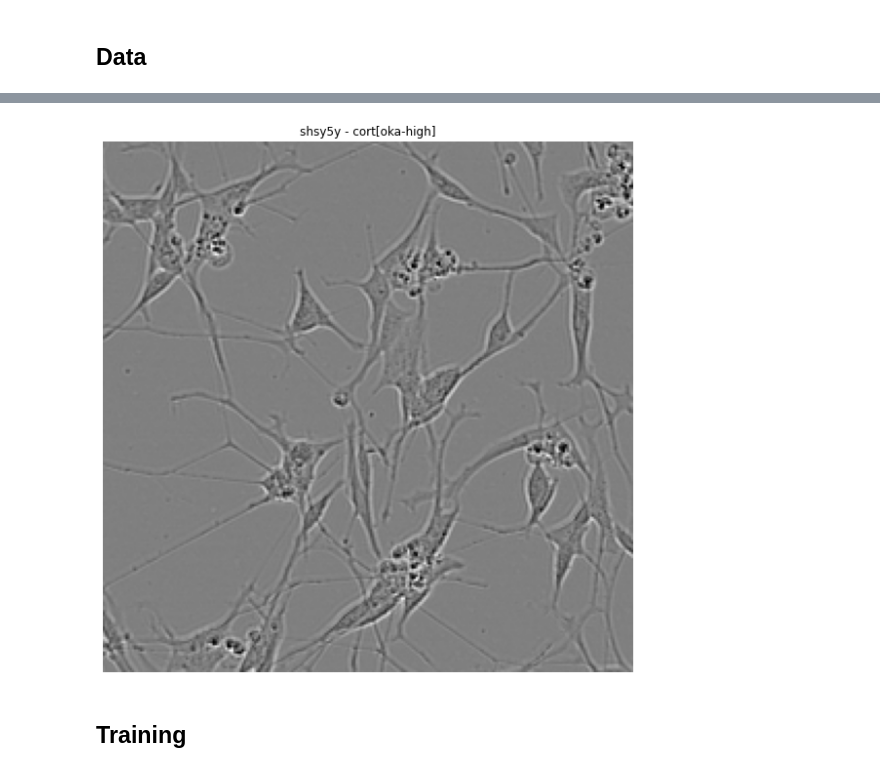
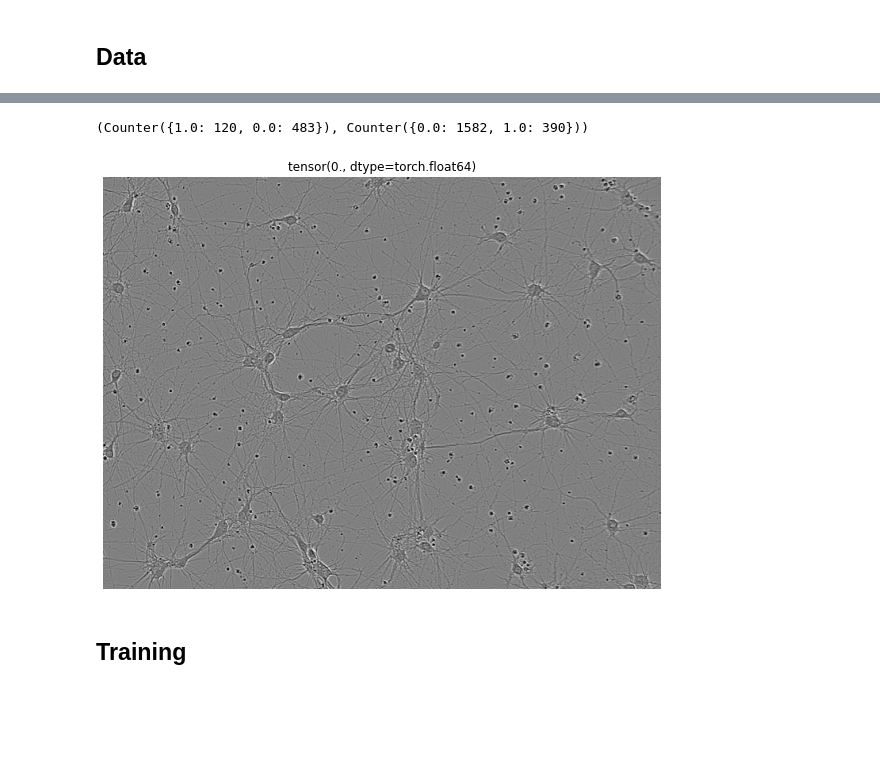
Before and after one commit to TheoViel/kaggle_sartorius, a Jupyter notebook: notebooks/Cls.ipynb, the cells around one changed output, grey strips where cells are left out. Drawn from its saved outputs; the diff is of its cells as text; code cells hidden in the pictures; blank space fills up the shorter version.

```diff
--- a/notebooks/Cls.ipynb
+++ b/notebooks/Cls.ipynb
@@ -85,28 +83,39 @@ df_extra = prepare_extra_data()
+# %%
+df_extra = prepare_extra_data()
+
+df, df_extra = prepare_target(df, df_extra)
+
+df['target'] = df['target_0']
+df_extra['target'] = df_extra['target_0']
+# %%
+transforms = get_transfos(256, visualize=True, augment=False)
+# %%
+Counter(df['target']), Counter(df_extra['target'])
+# %% [output]
+(Counter({1.0: 120, 0.0: 483}), Counter({0.0: 1582, 1.0: 390}))
 # %%
 # dataset = SartoriusDataset(df, pipelines['test_viz'], precompute_masks=False)
-dataset = SartoriusDataset(
-    df_extra.head(10), transforms
-)
+dataset = SartoriusDataset(df_extra.sample(10), transforms)
 # dataset.sample_extra_data(10)
 # dataset = SartoriusDataset(df, pipelines['train_viz'], precompute_masks=False)
 
 
 for idx in range(len(dataset)):
     idx = np.random.choice(len(dataset))
-    img, y_cell, y_plate = dataset[idx]
+    img, y = dataset[idx]
 
     img = img.cpu().numpy().transpose(1, 2, 0)
 
 
     plt.figure(figsize=(10, 10))
     plot_sample(img)
-    plt.title(f'{CELL_TYPES[y_cell]} - {PLATES[y_plate]}')
+    plt.title(y)
     plt.axis(False)
     plt.show()
 
     break
 # %% [output]
-[figure, old version]
+[figure, new version]
 # %% [markdown]
 ## Training
 # %%
```
Also changed, not shown: parts of 16 cells of this notebook, 7 other files.
